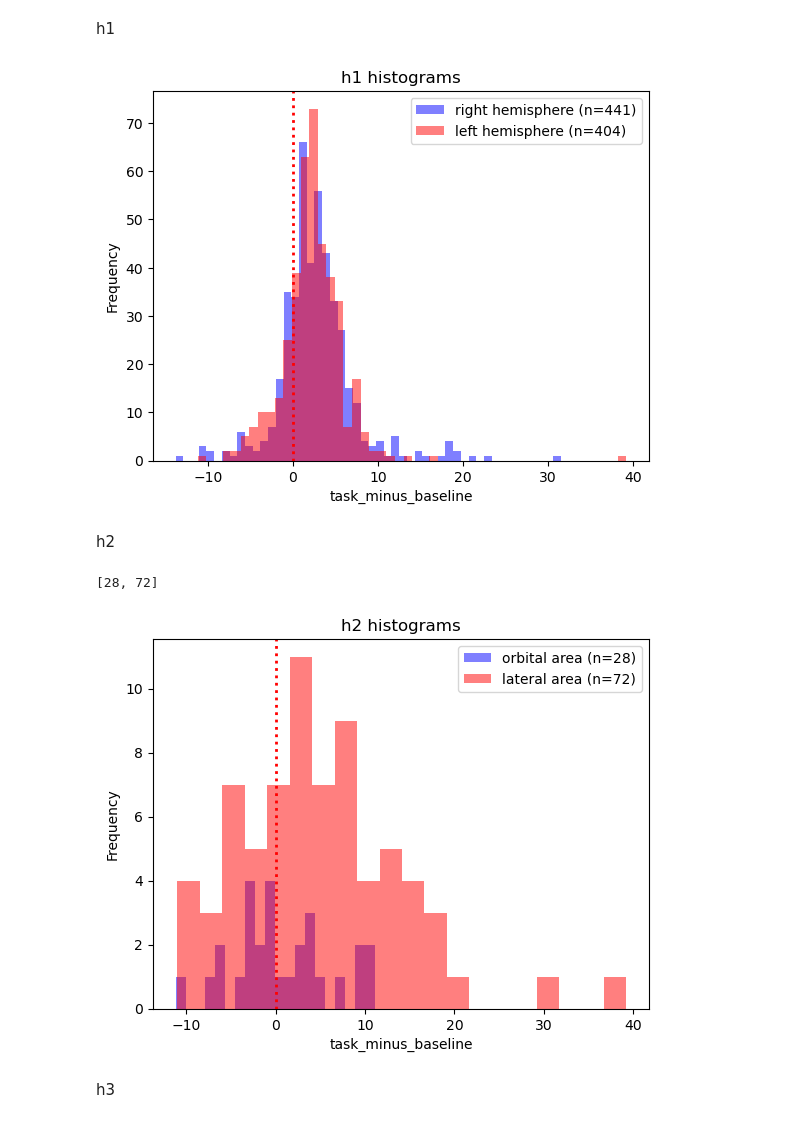
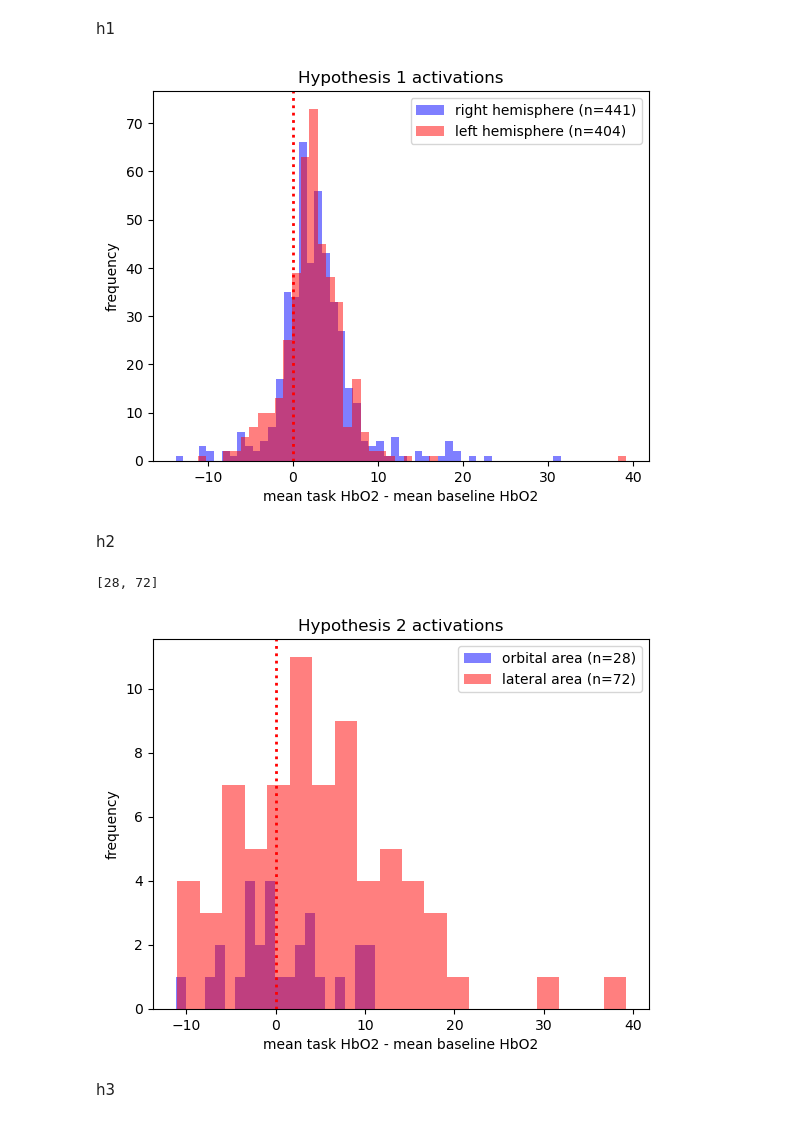
Before and after one commit to trubby22/spne-cw-2, a Jupyter notebook: code/main.ipynb, the cells around one changed output. Drawn from its saved outputs; the diff is of its cells as text; code cells hidden in the pictures.

```diff
--- a/code/main.ipynb
+++ b/code/main.ipynb
@@ -374,21 +374,22 @@ h1
 # %%
 h1_responses = [df[oxy_mask & x]["task_minus_baseline"] for x in hemisphere_masks]
 
 # Plot histograms
 plt.hist(h1_responses[0], bins=50, alpha=0.5, color='blue', label=f"{hemisphere_names[0]} hemisphere (n={len(h1_responses[0])})")  # 50% transparent blue bars
 plt.hist(h1_responses[1], bins=50, alpha=0.5, color='red', label=f"{hemisphere_names[1]} hemisphere (n={len(h1_responses[1])})")   # 50% transparent red bars
 plt.axvline(x=0, color='red', linestyle=':', linewidth=2)
 
 # Add labels and legend
-plt.xlabel('task_minus_baseline')
-plt.ylabel('Frequency')
-plt.title('h1 histograms')
+plt.xlabel('mean task HbO2 - mean baseline HbO2')
+plt.ylabel('frequency')
+plt.title('Hypothesis 1 activations')
 plt.legend()
+plt.savefig('figures/h1-histogram.svg', format='svg')
 
 # Show the plot
 plt.show()
 # %% [output]
-[figure, old version]
+[figure, new version]
 # %% [markdown]
 h2
 # %%
@@ -402,16 +403,17 @@ plt.hist(h2_responses[1], bins=20, alpha=0.5, color='red', label=f"{together_nam
 plt.axvline(x=0, color='red', linestyle=':', linewidth=2)
 
 # Add labels and legend
-plt.xlabel('task_minus_baseline')
-plt.ylabel('Frequency')
-plt.title('h2 histograms')
+plt.xlabel('mean task HbO2 - mean baseline HbO2')
+plt.ylabel('frequency')
+plt.title('Hypothesis 2 activations')
 plt.legend()
+plt.savefig('figures/h2-histogram.svg', format='svg')
 
 # Show the plot
 plt.show()
 # %% [output]
 [28, 72]
-[figure, old version]
+[figure, new version]
 # %% [markdown]
 h3
 # %%
```
Also changed, not shown: parts of 4 cells of this notebook, 7 other files.
